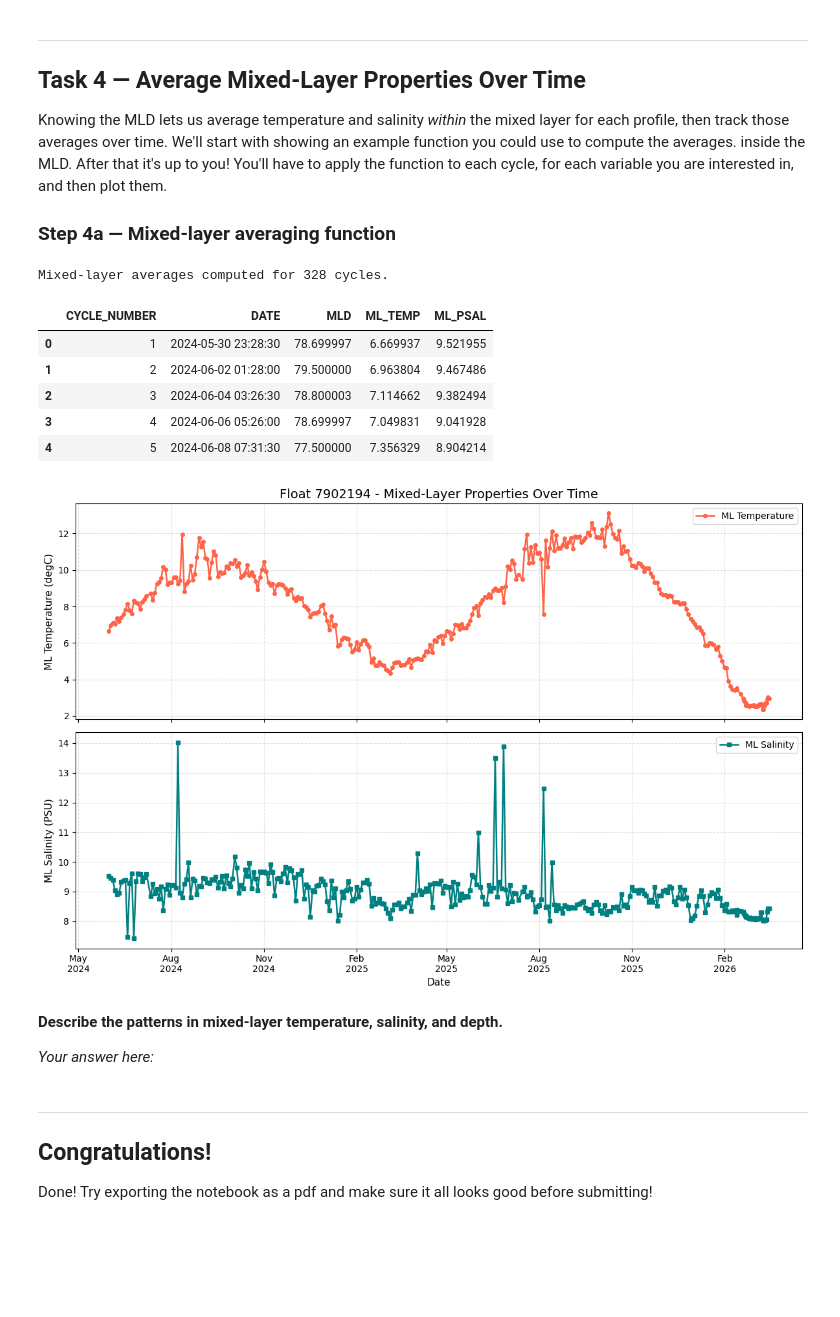
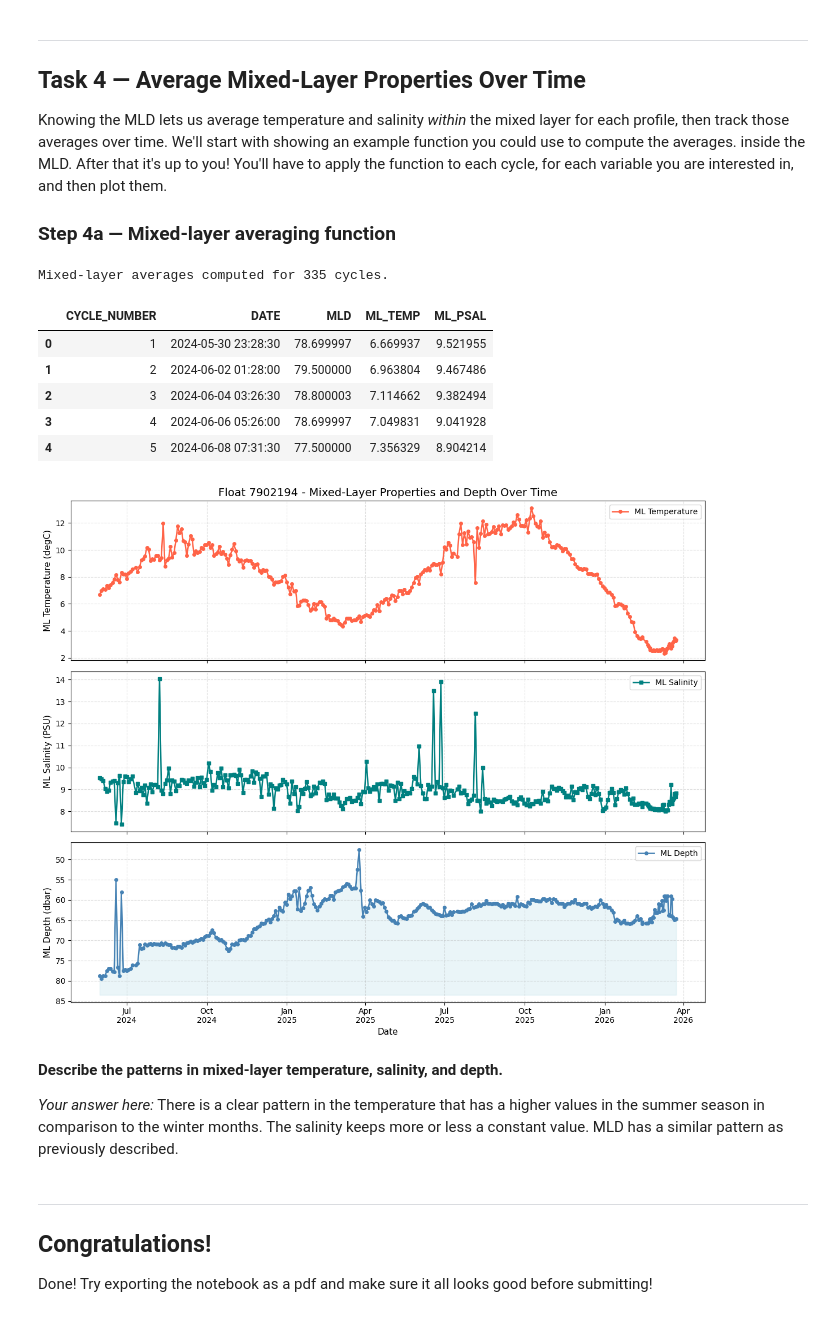
Before and after one commit to natslimak/OceanCourses, a Jupyter notebook: DigitalOcean/ArgoFloats/Assignment_Template.ipynb, the cells around one changed output. Drawn from its saved outputs; the diff is of its cells as text; code cells hidden in the pictures; blank space fills up the shorter version.

```diff
--- a/DigitalOcean/ArgoFloats/Assignment_Template.ipynb
+++ b/DigitalOcean/ArgoFloats/Assignment_Template.ipynb
@@ -335,14 +330,14 @@ def calculate_mld(profile, threshold=0.2, ref_depth=10):
         near_surface = profile.iloc[[0]]
 
     # Step 4: Find the mean density around the reference depth of the profile
-    T_ref = near_surface['DENSITY'].mean()
+    rho_ref = near_surface['DENSITY'].mean()
 
     # Step 5: (Optional, but good to have) if the mean density is empty, return nan (nothing)
-    if np.isnan(T_ref):
+    if np.isnan(rho_ref):
         return np.nan
 
     # Step 6: Creat a new data frame with only the measurements above the threshold density for this profile
-    mixed_layer = profile[profile['DENSITY'] >= T_ref - threshold]
+    mixed_layer = profile[profile['DENSITY'] >= rho_ref - threshold]
 
     # Step 7: (Optional, but good to have) if there is no data above the threshold density, return nan (nothing)
     if mixed_layer.empty:
@@ -481,7 +475,7 @@ ml_df = pd.DataFrame(ml_results).sort_values('DATE').reset_index(drop=True)
 print(f'Mixed-layer averages computed for {len(ml_df)} cycles.')
 ml_df.head()
 # %% [output]
-Mixed-layer averages computed for 328 cycles.
+Mixed-layer averages computed for 335 cycles.
 |  | CYCLE_NUMBER | DATE | MLD | ML_TEMP | ML_PSAL |
 | 0 | 1 | 2024-05-30 23:28:30 | 78.699997 | 6.669937 | 9.521955 |
 | 1 | 2 | 2024-06-02 01:28:00 | 79.500000 | 6.963804 | 9.467486 |
@@ -489,43 +483,59 @@ Mixed-layer averages computed for 328 cycles.
 | 3 | 4 | 2024-06-06 05:26:00 | 78.699997 | 7.049831 | 9.041928 |
 | 4 | 5 | 2024-06-08 07:31:30 | 77.500000 | 7.356329 | 8.904214 |
 # %%
-# Plot mixed-layer averages over time
-fig, (ax1, ax2) = plt.subplots(2, 1, figsize=(12, 8), sharex=True)
+# Plot mixed-layer averages and depth over time
+fig, (ax1, ax2, ax3) = plt.subplots(3, 1, figsize=(12, 10), sharex=True)
 
 # Top panel: mixed-layer temperature
 ax1.plot(
     ml_df['DATE'], ml_df['ML_TEMP'],
     color='tomato', linewidth=1.8, marker='o', markersize=4,
     label='ML Temperature'
  )
 ax1.set_ylabel('ML Temperature (degC)', fontsize=11)
-ax1.set_title(f'Float {WMO} - Mixed-Layer Properties Over Time', fontsize=14)
+ax1.set_title(f'Float {WMO} - Mixed-Layer Properties and Depth Over Time', fontsize=14)
 ax1.grid(True, linestyle='--', alpha=0.4)
 ax1.legend(fontsize=10)
 
-# Bottom panel: mixed-layer salinity
+# Middle panel: mixed-layer salinity
 ax2.plot(
     ml_df['DATE'], ml_df['ML_PSAL'],
     color='teal', linewidth=1.8, marker='s', markersize=4,
     label='ML Salinity'
  )
 ax2.set_ylabel('ML Salinity (PSU)', fontsize=11)
-ax2.set_xlabel('Date', fontsize=11)
 ax2.grid(True, linestyle='--', alpha=0.4)
 ax2.legend(fontsize=10)
 
+# Bottom panel: mixed-layer depth
+ax3.plot(
+    ml_df['DATE'], ml_df['MLD'],
+    color='steelblue', linewidth=1.8, marker='o', markersize=4,
+    label='ML Depth'
+ )
+ax3.fill_between(
+    ml_df['DATE'], ml_df['MLD'], ml_df['MLD'].max() * 1.05,
+    color='lightblue', alpha=0.25
+ )
+ax3.invert_yaxis()
+ax3.set_ylabel('ML Depth (dbar)', fontsize=11)
+ax3.set_xlabel('Date', fontsize=11)
+ax3.grid(True, linestyle='--', alpha=0.4)
+ax3.legend(fontsize=10)
+
 # Format date ticks
-ax2.xaxis.set_major_formatter(mdates.DateFormatter('%b\n%Y'))
-ax2.xaxis.set_major_locator(mdates.MonthLocator(interval=3))
+ax3.xaxis.set_major_formatter(mdates.DateFormatter('%b\n%Y'))
+ax3.xaxis.set_major_locator(mdates.MonthLocator(interval=3))
 
 plt.tight_layout()
 plt.show()
 # %% [output]
-[figure, old version]
+[figure, new version]
 # %% [markdown]
 **Describe the patterns in mixed-layer temperature, salinity, and depth.**
 
 *Your answer here:*
+There is a clear pattern in the temperature that has a higher values in the summer season in comparison to the winter months. The salinity keeps more or less a constant value. MLD has a similar pattern as previously described.
 # %% [markdown]
 ---
 ## Congratulations!
```
Also changed, not shown: parts of 11 cells of this notebook, 1 other file.
